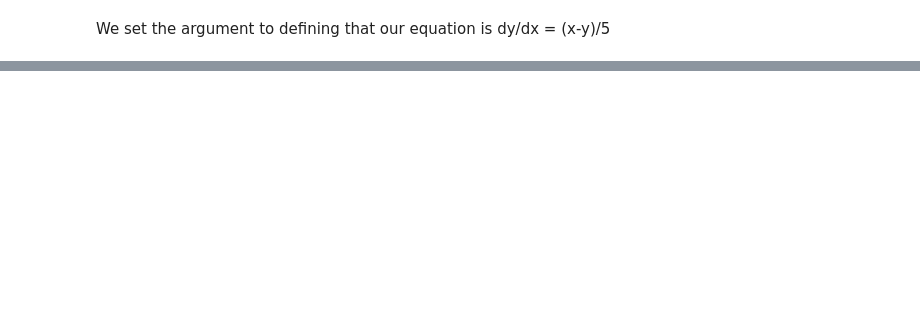
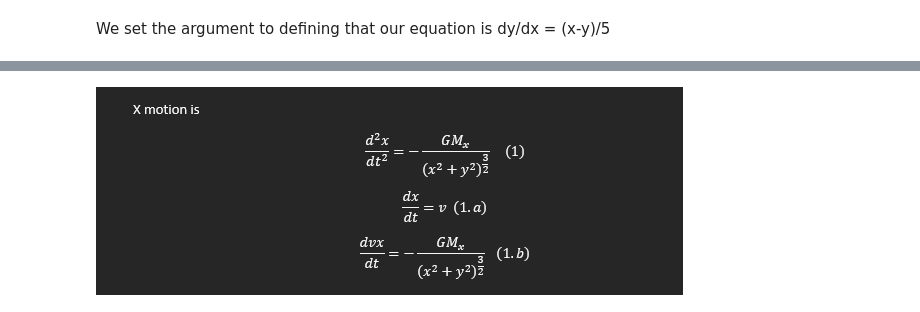
Before and after one commit to ArmielynObinguar/Computational-Physics, a Jupyter notebook: Computational_Physics.ipynb, the cells around one changed output, grey strips where cells are left out. Saved outputs shown, nothing was run; the diff lists cells and outputs as text; code cells hidden in the pictures; blank space fills up the shorter version.

```diff
--- a/Computational_Physics.ipynb
+++ b/Computational_Physics.ipynb
@@ -42,0 +76,10 @@ Other Implementation Ruge Kutta to Differential Equation
+# %%
+from IPython.display import display
+from PIL import Image
+
+path="/content/Screenshot_89.png"
+display(Image.open(path))
+
+#Here's the closer look for the X motion
+# %% [output]
+[figure, added]
```
Also changed, not shown: parts of 15 cells of this notebook.
